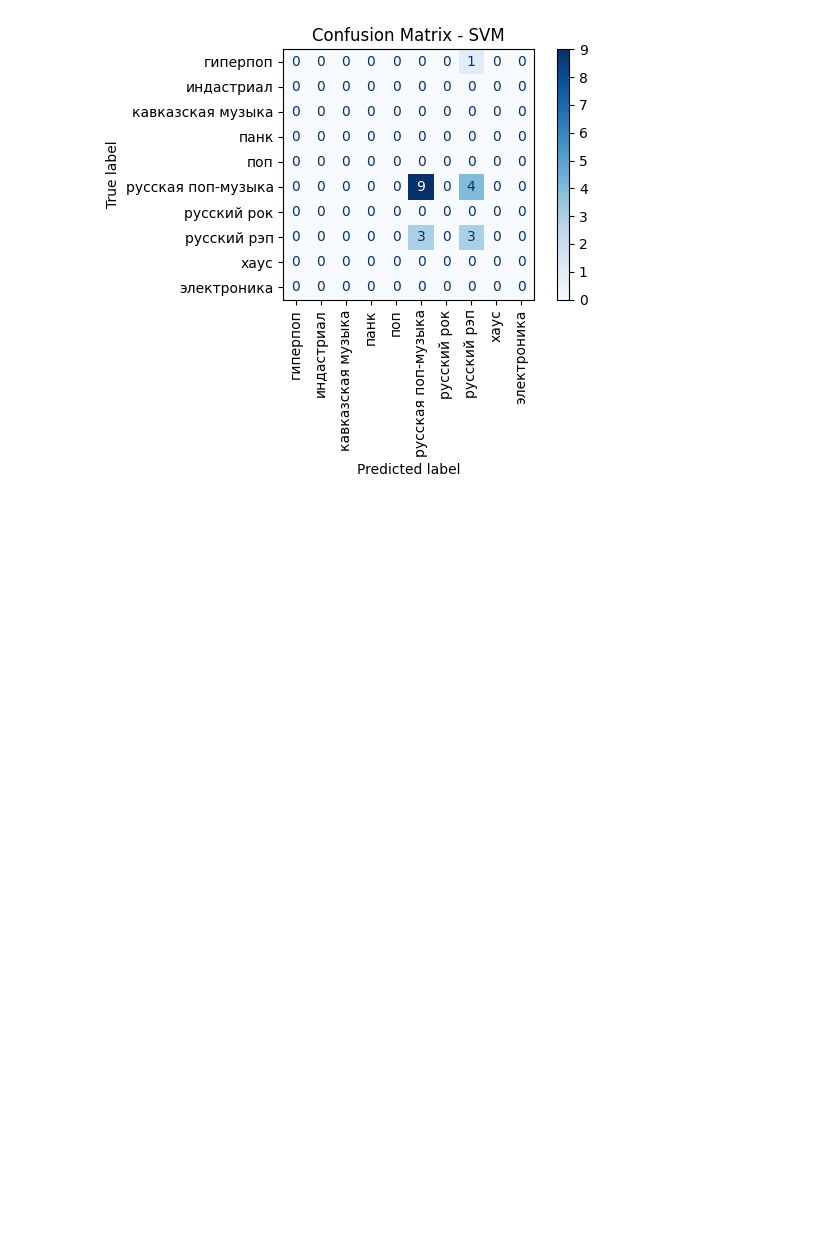
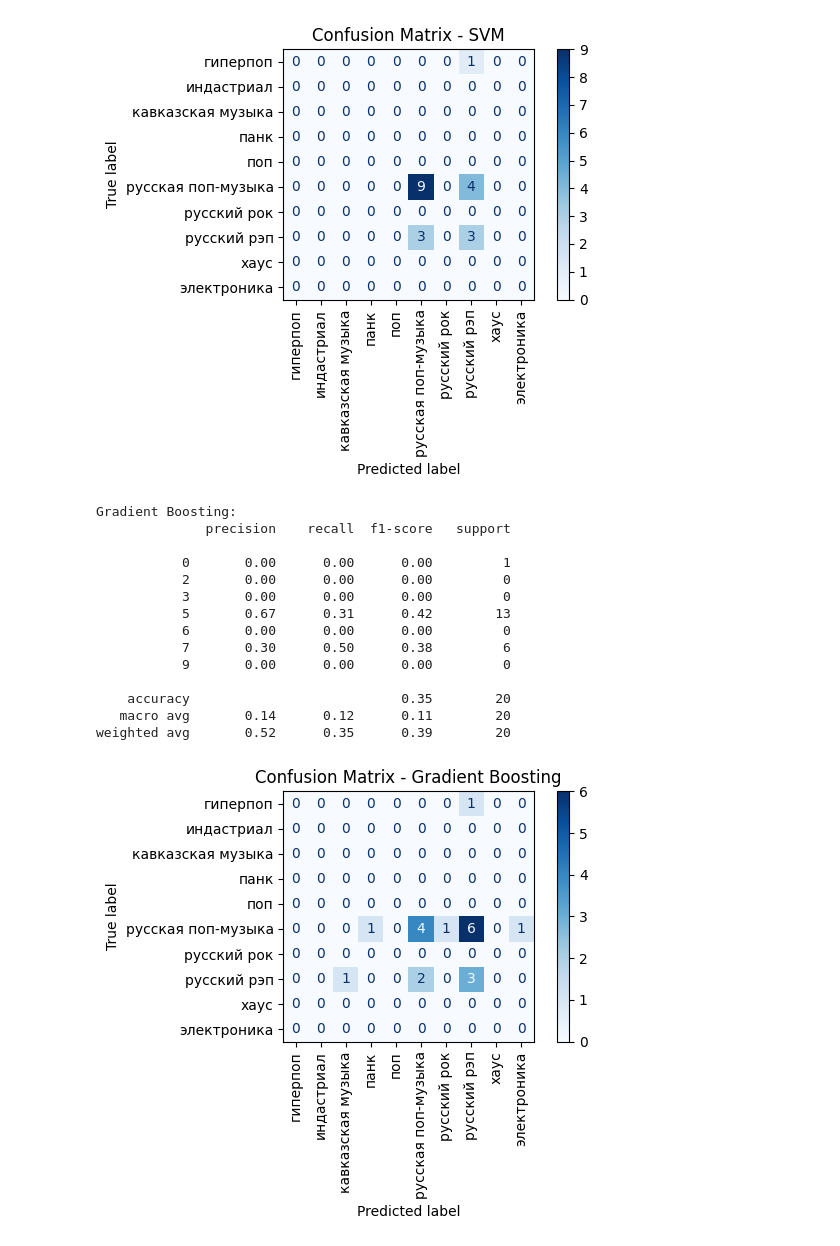
Before and after one commit to plotsaf8/first, a Jupyter notebook: projectX.ipynb, the cells around one changed output. Saved outputs shown, nothing was run; the diff lists cells and outputs as text; code cells hidden in the pictures; blank space fills up the shorter version.

```diff
--- a/projectX.ipynb
+++ b/projectX.ipynb
@@ -25,8 +23,6 @@ df = df.drop(columns=["name", "track_len", "link", "artist(s)"])
 #преобразовываем жанры в числовые значения
 le = LabelEncoder()
 df["genre"] = le.fit_transform(df["genre"])
-# %%
-df["Explicit_content"] = df["Explicit_content"].astype(int)
 # %%
 #разделяем данные на целевую и нет
 X = df.drop("genre", axis=1)
@@ -161,3 +157,30 @@ SVM:
    macro avg       0.38      0.40      0.38        20
 weighted avg       0.60      0.60      0.60        20
 [figure]
+# %%
+#бустинг
+from sklearn.ensemble import GradientBoostingClassifier
+
+model_gb = GradientBoostingClassifier(n_estimators=100, learning_rate=0.1, max_depth=3, random_state=42)
+model_gb.fit(X_train, y_train)
+pred_gb = model_gb.predict(X_test)
+
+print("Gradient Boosting:")
+print(classification_report(y_test, pred_gb, zero_division=0))
+plot_confusion_matrix("Gradient Boosting", y_test, pred_gb)
+# %% [output]
+Gradient Boosting:
+              precision    recall  f1-score   support
+
+           0       0.00      0.00      0.00         1
+           2       0.00      0.00      0.00         0
+           3       0.00      0.00      0.00         0
+           5       0.67      0.31      0.42        13
+           6       0.00      0.00      0.00         0
+           7       0.30      0.50      0.38         6
+           9       0.00      0.00      0.00         0
+
+    accuracy                           0.35        20
+   macro avg       0.14      0.12      0.11        20
+weighted avg       0.52      0.35      0.39        20
+[figure, added]
```
Also changed, not shown: parts of 1 cell of this notebook.
